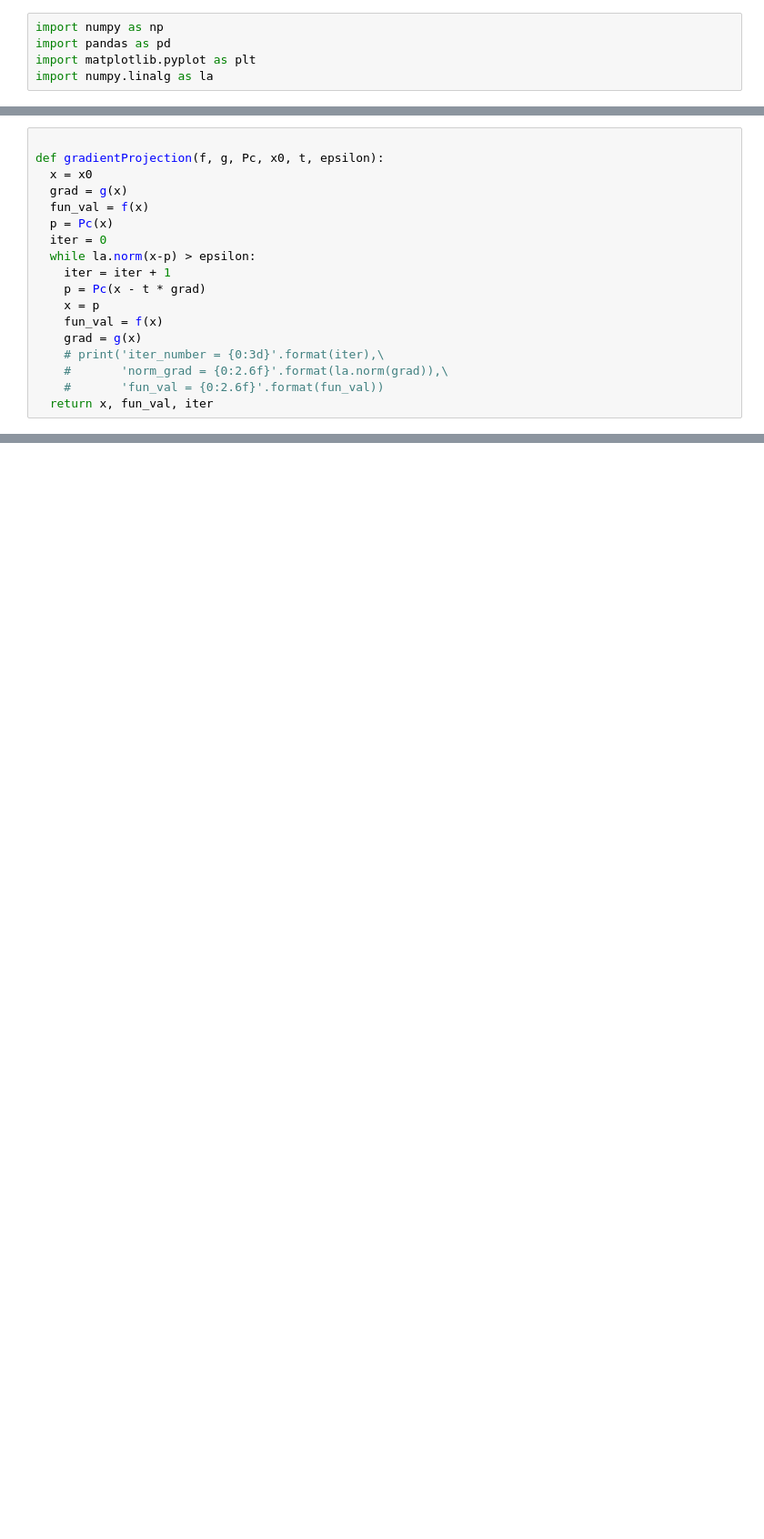
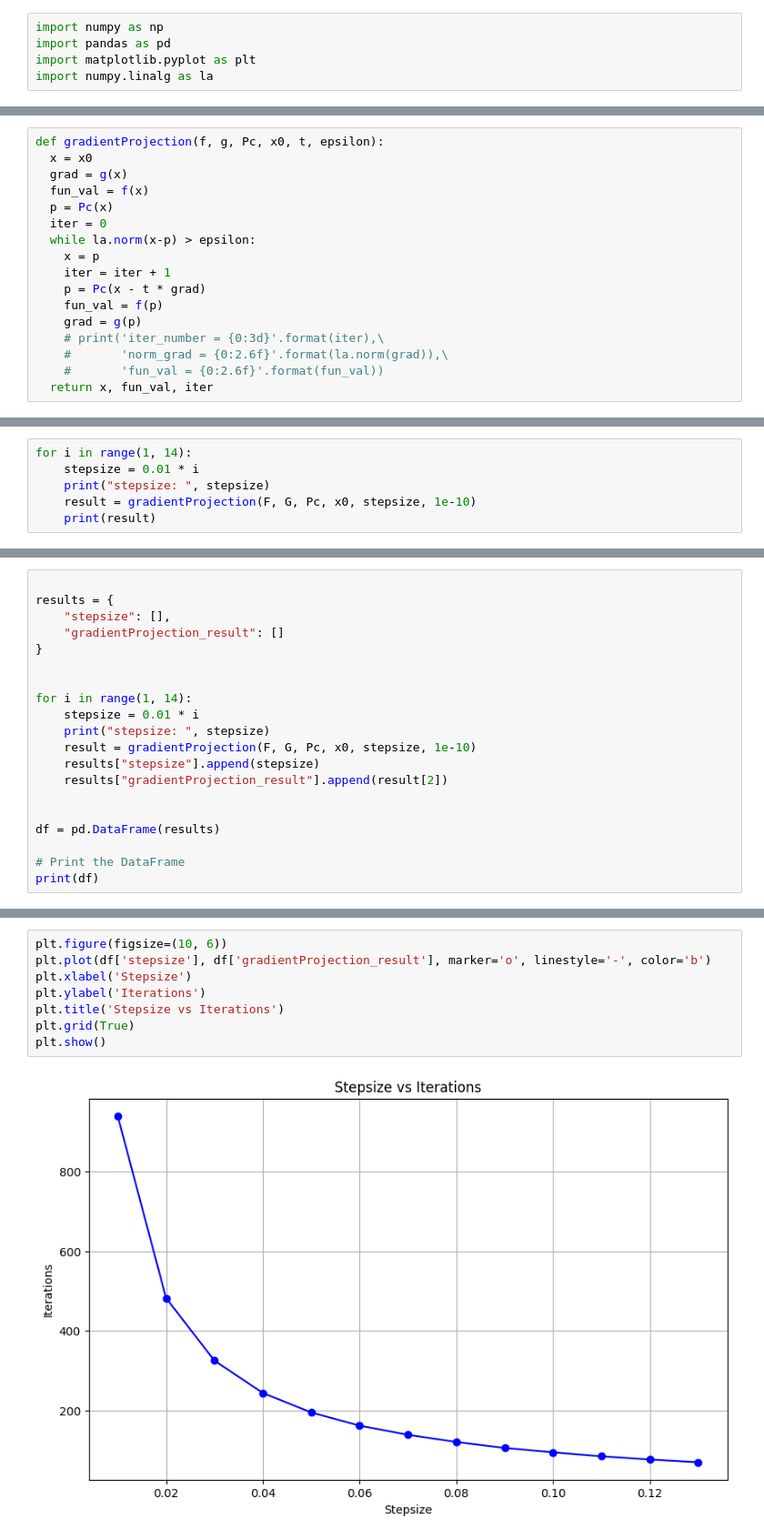
Before and after one commit to garfield-gray/Optimization, a Jupyter notebook: Convex/Gradient_Projection.ipynb, the cells around one changed output, grey strips where cells are left out. Shown: that part at 91% size. Drawn from its saved outputs; the diff is of its cells as text; blank space fills up the shorter version.

```diff
--- a/Convex/Gradient_Projection.ipynb
+++ b/Convex/Gradient_Projection.ipynb
@@ -8,5 +10,4 @@ import numpy.linalg as la
 # %%
-
 def gradientProjection(f, g, Pc, x0, t, epsilon):
   x = x0
   grad = g(x)
@@ -14,11 +15,11 @@ def gradientProjection(f, g, Pc, x0, t, epsilon):
   p = Pc(x)
   iter = 0
   while la.norm(x-p) > epsilon:
+    x = p
     iter = iter + 1
     p = Pc(x - t * grad)
-    x = p
-    fun_val = f(x)
-    grad = g(x)
+    fun_val = f(p)
+    grad = g(p)
     # print('iter_number = {0:3d}'.format(iter),\
     #       'norm_grad = {0:2.6f}'.format(la.norm(grad)),\
     #       'fun_val = {0:2.6f}'.format(fun_val))
@@ -37,0 +42,6 @@ print(gradientProjection(F, G, Pc, x0, 0.1, 1e-5))
+# %%
+for i in range(1, 14):
+    stepsize = 0.01 * i
+    print("stepsize: ", stepsize)
+    result = gradientProjection(F, G, Pc, x0, stepsize, 1e-10)
+    print(result)
@@ -37,0 +66,20 @@ print(gradientProjection(F, G, Pc, x0, 0.1, 1e-5))
+# %%
+
+results = {
+    "stepsize": [],
+    "gradientProjection_result": []
+}
+
+
+for i in range(1, 14):
+    stepsize = 0.01 * i
+    print("stepsize: ", stepsize)
+    result = gradientProjection(F, G, Pc, x0, stepsize, 1e-10)
+    results["stepsize"].append(stepsize)
+    results["gradientProjection_result"].append(result[2])
+
+
+df = pd.DataFrame(results)
+
+# Print the DataFrame
+print(df)
@@ -37,0 +104,10 @@ print(gradientProjection(F, G, Pc, x0, 0.1, 1e-5))
+# %%
+plt.figure(figsize=(10, 6))
+plt.plot(df['stepsize'], df['gradientProjection_result'], marker='o', linestyle='-', color='b')
+plt.xlabel('Stepsize')
+plt.ylabel('Iterations')
+plt.title('Stepsize vs Iterations')
+plt.grid(True)
+plt.show()
+# %% [output]
+[figure, added]
```
Also changed, not shown: parts of 10 cells of this notebook.
